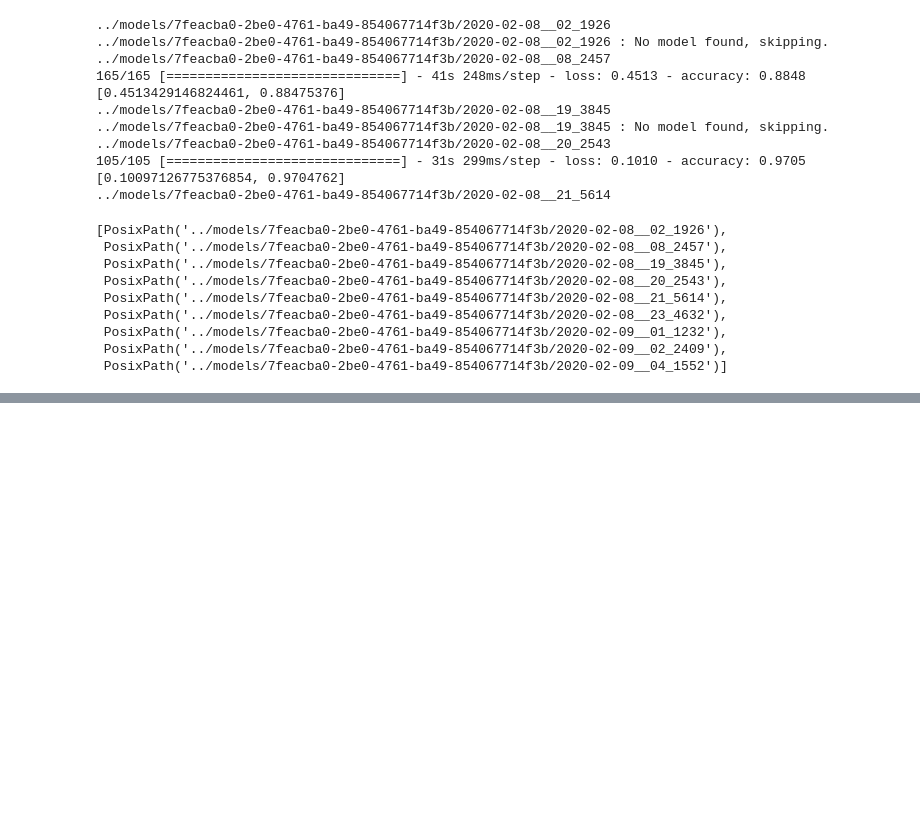
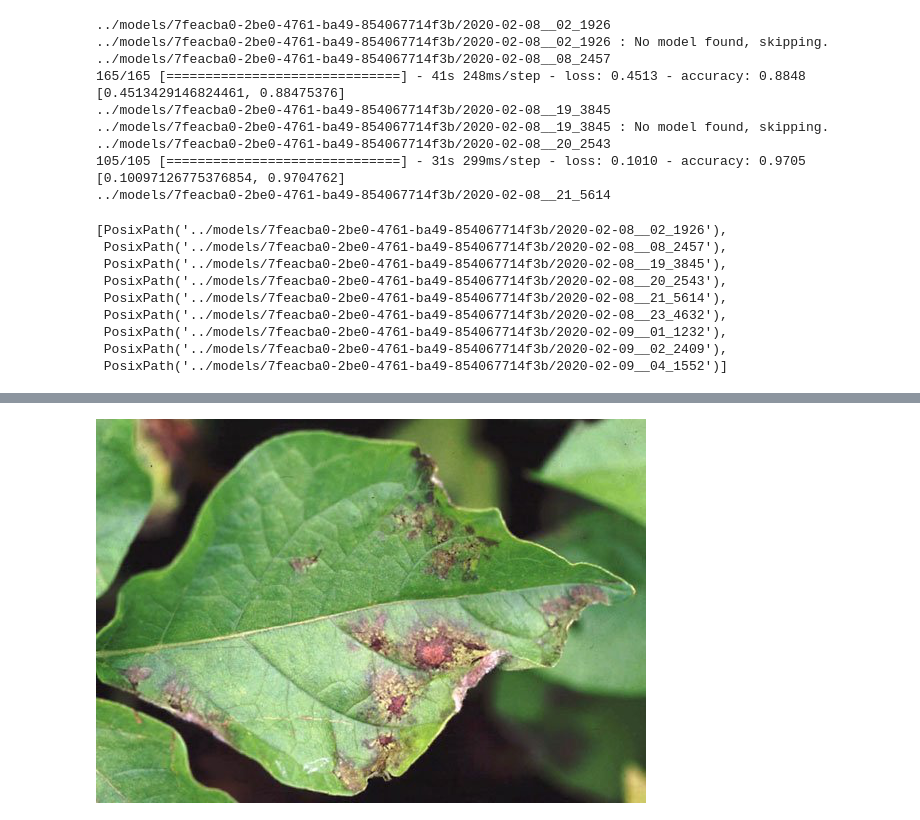
Before and after one commit to bitjockey42/ikapati-research, a Jupyter notebook: notebooks/5.0-agj-evaluation-all.ipynb, the cells around one changed output, grey strips where cells are left out. Saved outputs shown, nothing was run; the diff lists cells and outputs as text; code cells hidden in the pictures; blank space fills up the shorter version.

Commit message:
Test on random images

```diff
--- a/notebooks/5.0-agj-evaluation-all.ipynb
+++ b/notebooks/5.0-agj-evaluation-all.ipynb
@@ -118,0 +137,9 @@ model_dir_paths
+# %%
+image_filename = "../Potato-leaf-blight.jpg"
+# %%
+from PIL import Image
+im = Image.open(image_filename)
+# %%
+im
+# %% [output]
+[figure, added]
```
Also changed, not shown: parts of 19 cells of this notebook.
